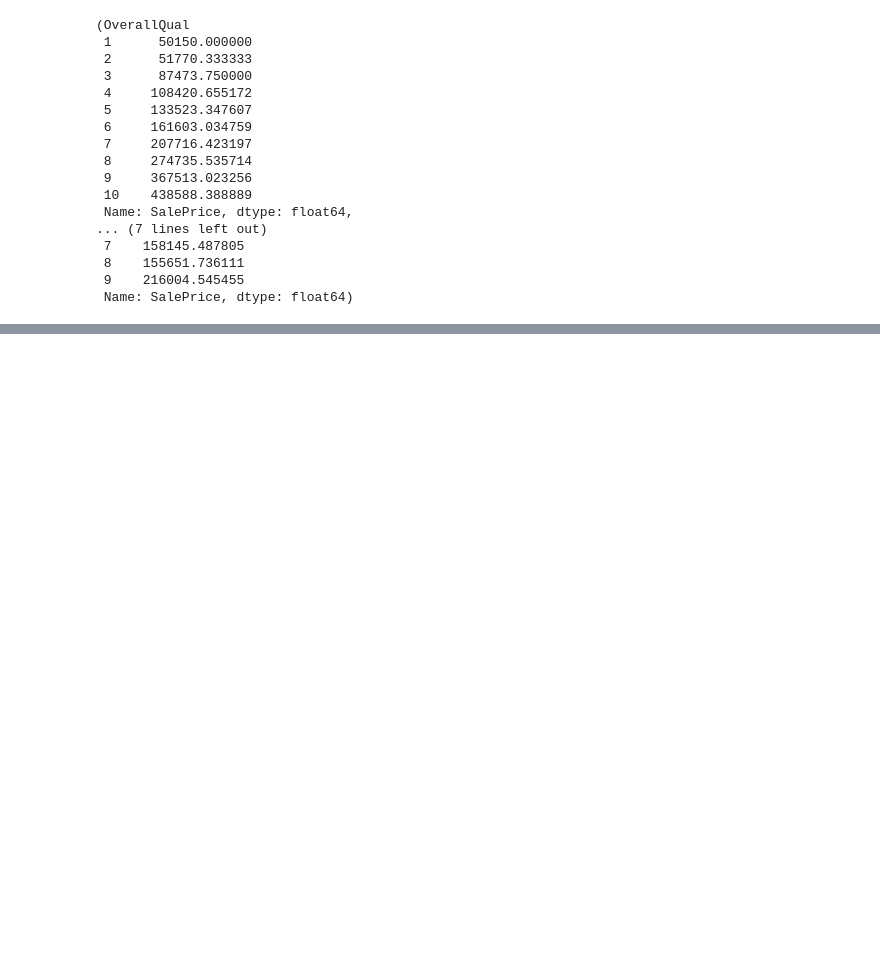
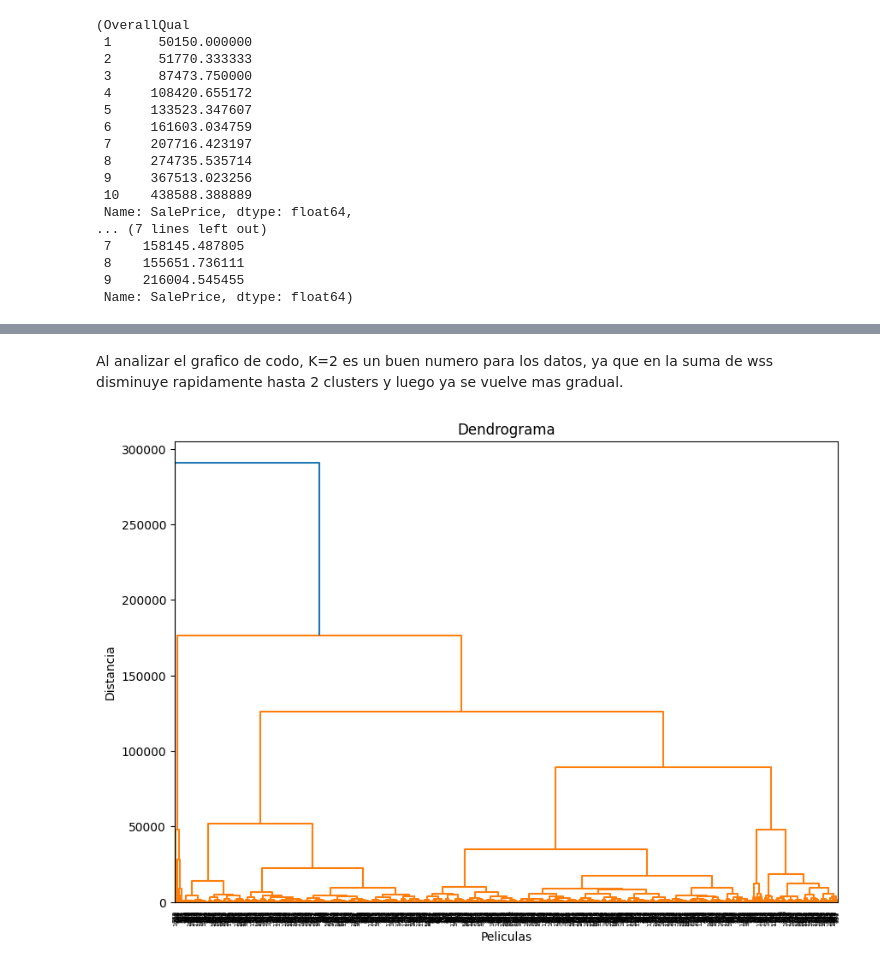
Before and after one commit to angelargd8/HDT3-MDD, a Jupyter notebook: main.ipynb, the cells around one changed output, grey strips where cells are left out. Drawn from its saved outputs; the diff is of its cells as text; code cells hidden in the pictures; blank space fills up the shorter version.

```diff
--- a/main.ipynb
+++ b/main.ipynb
@@ -359,0 +492,19 @@ quality_groups, condition_groups
+# %% [markdown]
+Al analizar el grafico de codo, K=2 es un buen numero para los datos, ya que en la suma de wss disminuye rapidamente hasta 2 clusters y luego ya se vuelve mas gradual.
+# %%
+#clustering jerargico
+import scipy.cluster.hierarchy as shc
+from scipy.spatial.distance import pdist
+
+# #calcular la matriz de distancias
+dist = pdist(X, metric = 'euclidean')
+#dendograma
+plt.figure(figsize=(10, 7))
+linkage = shc.linkage(X, method='ward')
+dendro = shc.dendrogram(linkage)
+plt.title("Dendrograma")
+plt.xlabel("Peliculas")
+plt.ylabel("Distancia")
+plt.show()
+# %% [output]
+[figure, added]
```
Also changed, not shown: parts of 26 cells of this notebook.
